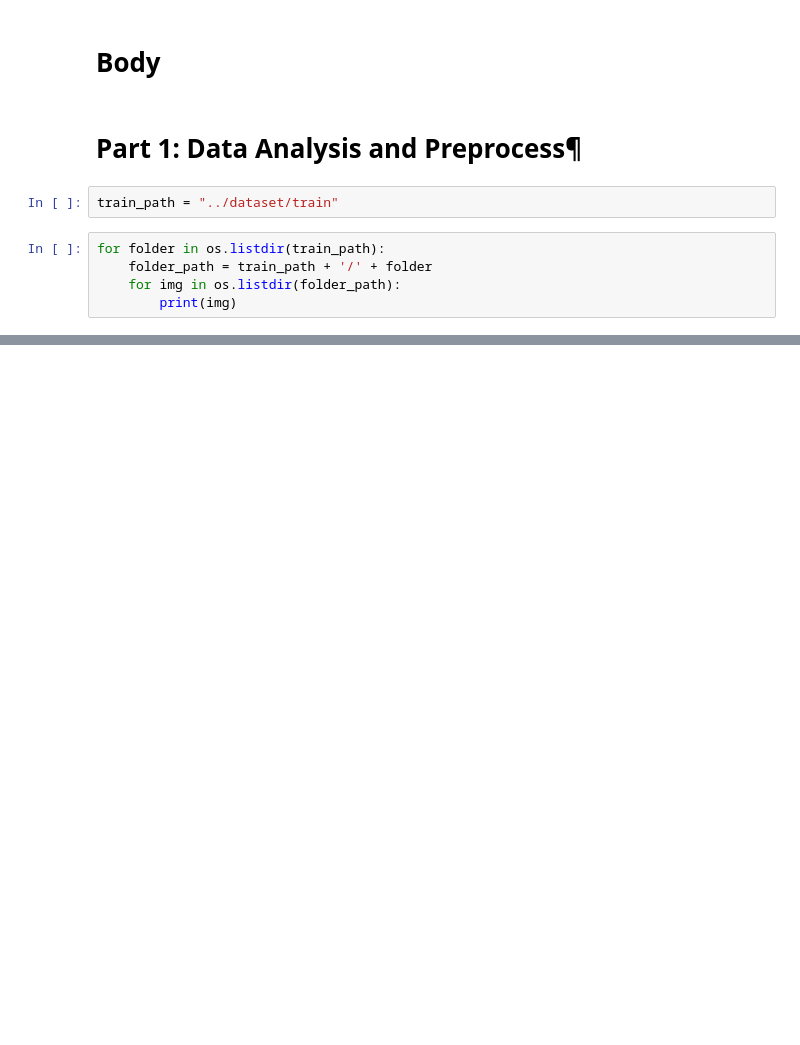
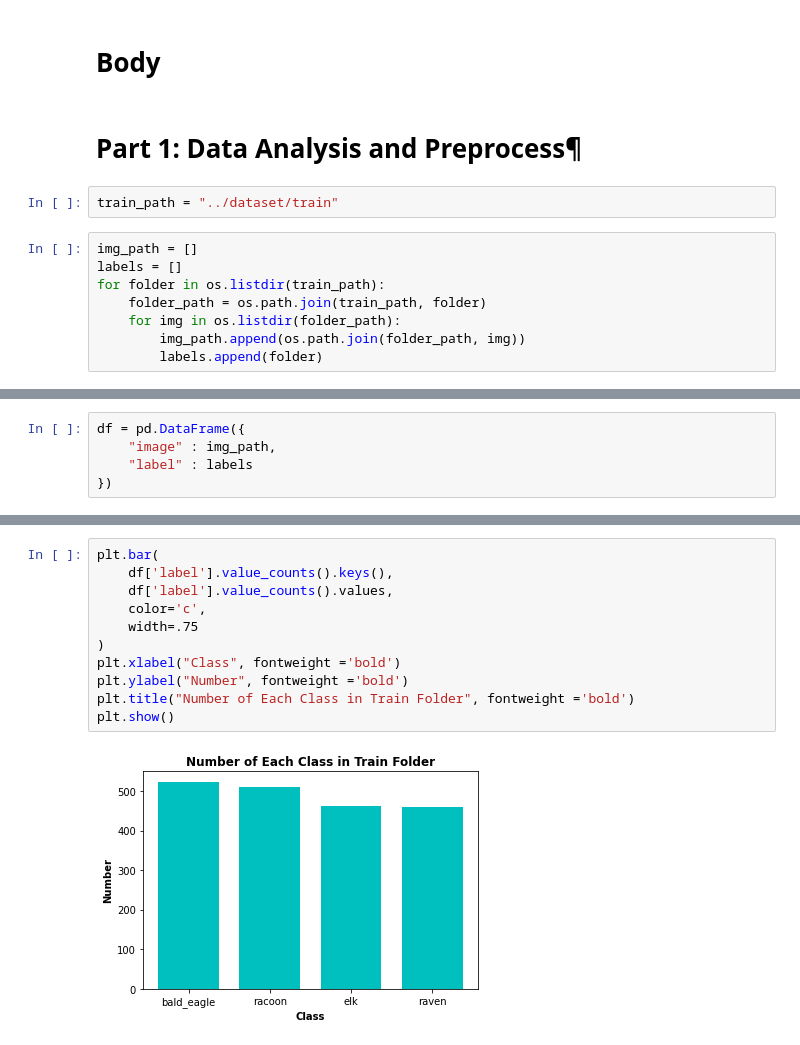
Before and after one commit to ae2079/AI_CA5_phase2, a Jupyter notebook: AI-CA5-P2.ipynb, the cells around one changed output, grey strips where cells are left out. Cells and saved outputs as stored; diff of their text form; blank space fills up the shorter version.

```diff
--- a/AI-CA5-P2.ipynb
+++ b/AI-CA5-P2.ipynb
@@ -20,7 +21,10 @@ from sklearn.metrics import classification_report
 # %%
 train_path = "../dataset/train"
 # %%
+img_path = []
+labels = []
 for folder in os.listdir(train_path):
-    folder_path = train_path + '/' + folder
+    folder_path = os.path.join(train_path, folder)
     for img in os.listdir(folder_path):
-        print(img)
+        img_path.append(os.path.join(folder_path, img))
+        labels.append(folder)
@@ -44,0 +31,5 @@ c8783c21199ef6b4f5.jpg
+# %%
+df = pd.DataFrame({
+    "image" : img_path,
+    "label" : labels
+})
@@ -44,0 +54,13 @@ c8783c21199ef6b4f5.jpg
+# %%
+plt.bar(
+    df['label'].value_counts().keys(),
+    df['label'].value_counts().values,
+    color='c',
+    width=.75
+)
+plt.xlabel("Class", fontweight ='bold')
+plt.ylabel("Number", fontweight ='bold')
+plt.title("Number of Each Class in Train Folder", fontweight ='bold')
+plt.show()
+# %% [output]
+[figure, added]
```
Also changed, not shown: parts of 22 cells of this notebook.
